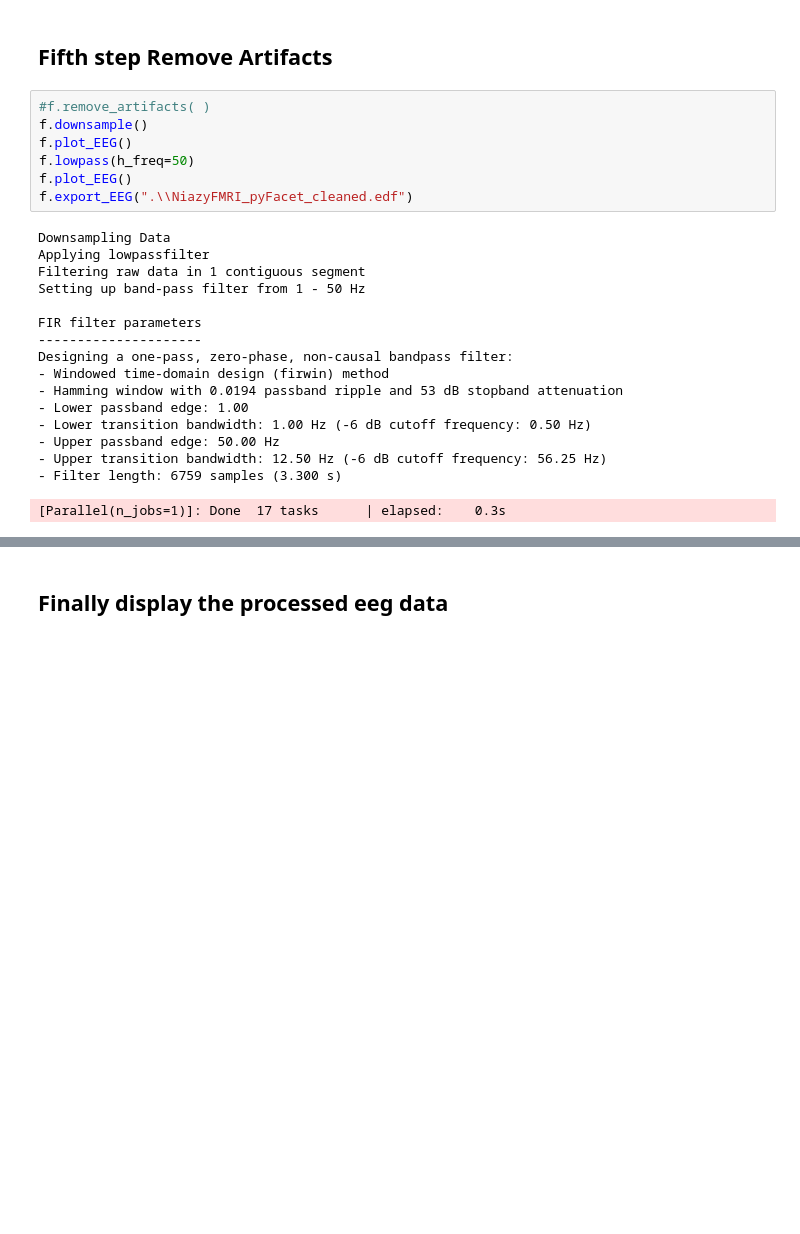
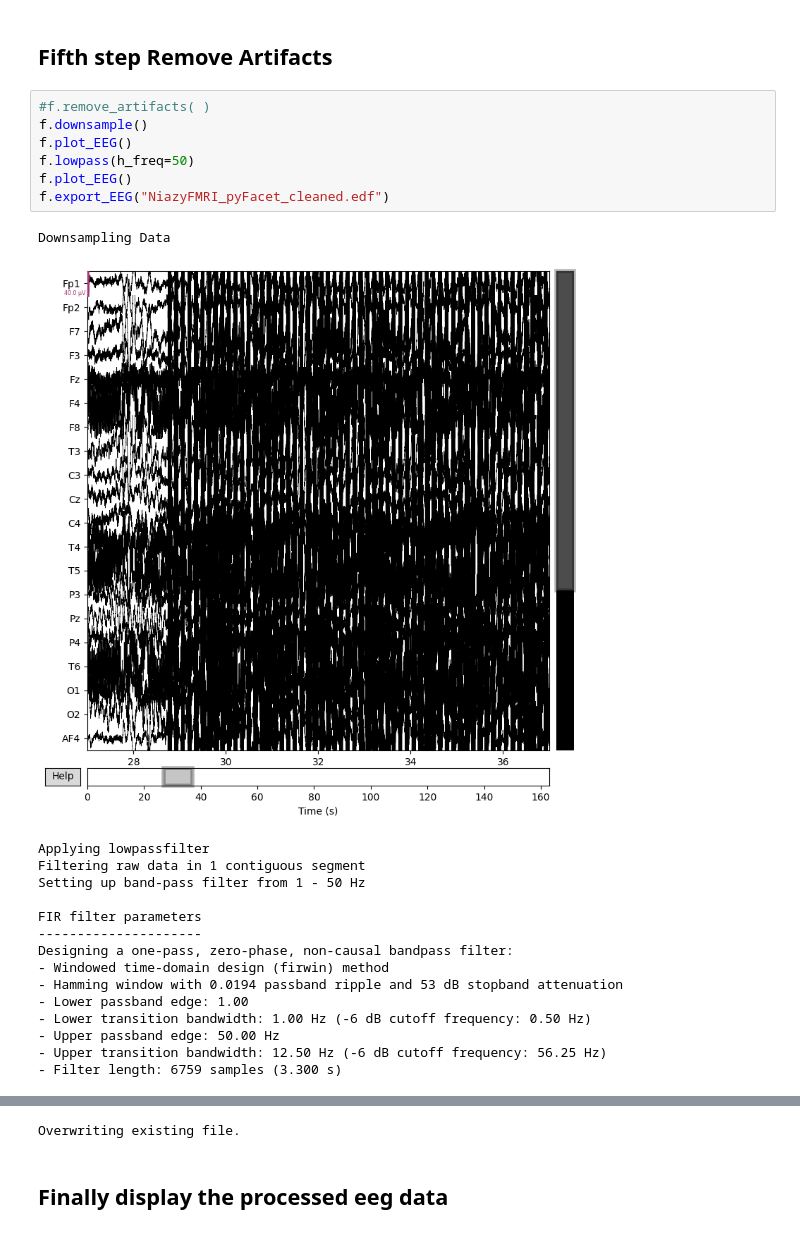
Before and after one commit to H0mire/FACETpy, a Jupyter notebook: src/Example1.ipynb, the cells around one changed output, grey strips where cells are left out. Cells and saved outputs as stored; diff of their text form; blank space fills up the shorter version.

```diff
--- a/src/Example1.ipynb
+++ b/src/Example1.ipynb
@@ -87,24 +88,24 @@ NOTE: pick_channels() is a legacy function. New code should use inst.pick(...).
 # %%
 #f.remove_artifacts( )
 f.downsample()
 f.plot_EEG()
 f.lowpass(h_freq=50)
 f.plot_EEG()
-f.export_EEG(".\\NiazyFMRI_pyFacet_cleaned.edf")
+f.export_EEG("NiazyFMRI_pyFacet_cleaned.edf")
 # %% [output]
 Downsampling Data
-Applying lowpassfilter
-Filtering raw data in 1 contiguous segment
-Setting up band-pass filter from 1 - 50 Hz
-
-FIR filter parameters
----------------------
-Designing a one-pass, zero-phase, non-causal bandpass filter:
-- Windowed time-domain design (firwin) method
-- Hamming window with 0.0194 passband ripple and 53 dB stopband attenuation
-- Lower passband edge: 1.00
-- Lower transition bandwidth: 1.00 Hz (-6 dB cutoff frequency: 0.50 Hz)
-- Upper passband edge: 50.00 Hz
-- Upper transition bandwidth: 12.50 Hz (-6 dB cutoff frequency: 56.25 Hz)
-- Filter length: 6759 samples (3.300 s)
+[figure, added]
-[Parallel(n_jobs=1)]: Done  17 tasks      | elapsed:    0.3s
+Applying lowpassfilter
+Filtering raw data in 1 contiguous segment
+Setting up band-pass filter from 1 - 50 Hz
+
+FIR filter parameters
+---------------------
+Designing a one-pass, zero-phase, non-causal bandpass filter:
+- Windowed time-domain design (firwin) method
+- Hamming window with 0.0194 passband ripple and 53 dB stopband attenuation
+- Lower passband edge: 1.00
+- Lower transition bandwidth: 1.00 Hz (-6 dB cutoff frequency: 0.50 Hz)
+- Upper passband edge: 50.00 Hz
+- Upper transition bandwidth: 12.50 Hz (-6 dB cutoff frequency: 56.25 Hz)
+- Filter length: 6759 samples (3.300 s)
@@ -112,3 +114,4 @@ Overwriting existing file.
+Overwriting existing file.
 # %% [markdown]
 ## Finally display the processed eeg data
 # %%
```
Also changed, not shown: parts of 5 cells of this notebook, 2 other files.
